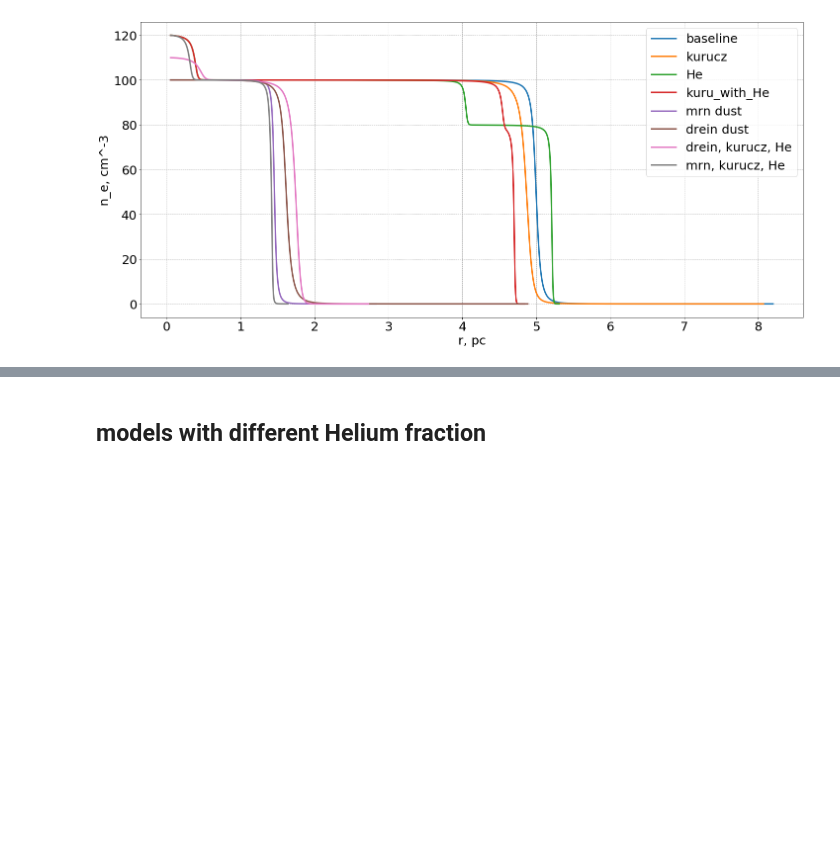
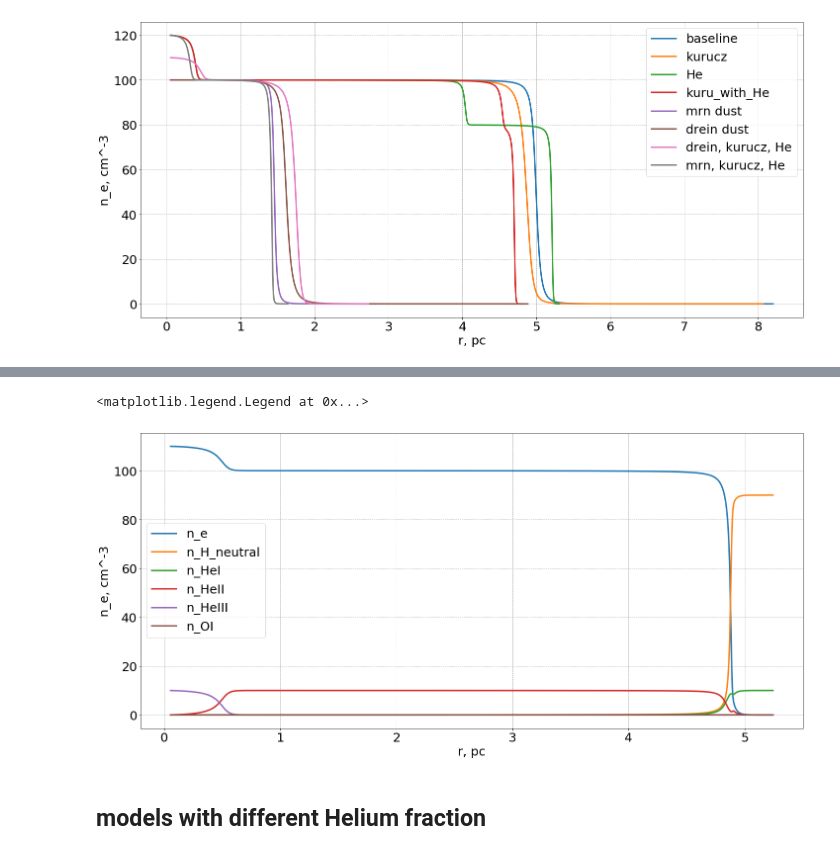
Before and after one commit to olgaborodina/ionisation_region, a Jupyter notebook: HII_structure_dif_models.ipynb, the cells around one changed output, grey strips where cells are left out. Cells and saved outputs as stored; diff of their text form; code cells hidden in the pictures; blank space fills up the shorter version.

Commit message:
Added updates
1) Added functions for oxygen presence model
2) Added detailed plot for different elements

```diff
--- a/HII_structure_dif_models.ipynb
+++ b/HII_structure_dif_models.ipynb
@@ -30,9 +30,9 @@ class Physics:
     alpha_H = 2.59E-13  # [cm^3/sec]
     alpha_HeII = 4.3E-13 * np.power((_T_E / 10000), -0.672)  # [cm^3/sec]
     alpha_HeIII = 1.09E-13 * np.sqrt(_K3) * (0.4288 + 0.5 * np.log(_K3) + 0.469 * np.power(_K3, -1/3))  # [cm^3/sec]
-    alpha_OI = 0.3E-12 * (_T_E / 1E4)**(-0.678)  # [cm^3/sec]
-    alpha_OII = 2.0E-12 * (_T_E/1E4)**(-0.646)  # [cm^3/sec]
-    alpha_OIII = 5.1E-12 * (_T_E/1E4)**(-0.666)    # [cm^3/sec]
+    alpha_OII = 0.3E-12 * (_T_E / 1E4)**(-0.678)  # [cm^3/sec]
+    alpha_OIII = 2.0E-12 * (_T_E / 1E4)**(-0.646)  # [cm^3/sec]
+    alpha_OIV = 5.1E-12 * (_T_E / 1E4)**(-0.666)    # [cm^3/sec]
 
 
     _cm_in_pc = 206264.8 * 149.6e11  # [cm]
@@ -319,0 +347,2 @@ ax.legend(loc='best')
+# %%
+result = StarModel(star_params, dust=None, spectrum='planck', is_He_present=True, He_density = 0.1).run()
@@ -320,3 +351,25 @@ ax.legend(loc='best')
+# %%
+plt.rcParams.update({'font.size': 25})
+fig, ax = plt.subplots(figsize=(24, 11))
+
+ax.plot(result['r'], result['n_e'], lw=3)
+ax.plot(result['r'], result['n_H_neutral'], lw=3)
+ax.plot(result['r'], result['n_HeI'], lw=3)
+ax.plot(result['r'], result['n_HeII'], lw=3)
+ax.plot(result['r'], result['n_HeIII'], lw=3)
+ax.plot(result['r'], result['n_OI'], lw=3)
+ax.plot(result['r'], result['n_OII'], lw=3)
+ax.plot(result['r'], result['n_OIII'], lw=3)
+ax.plot(result['r'], result['n_OIV'], lw=3)
+
+ax.grid(c='#aaaaaa', ls='--')
+
+ax.set_ylabel("n_e, cm^-3")
+ax.set_xlabel("r, pc")
+ax.legend(loc='best')
+# %% [output]
+<matplotlib.legend.Legend at 0x...>
+[figure, added]
 # %% [markdown]
 ## models with different Helium fraction
 # %%
```
Also changed, not shown: parts of 4 cells of this notebook.
